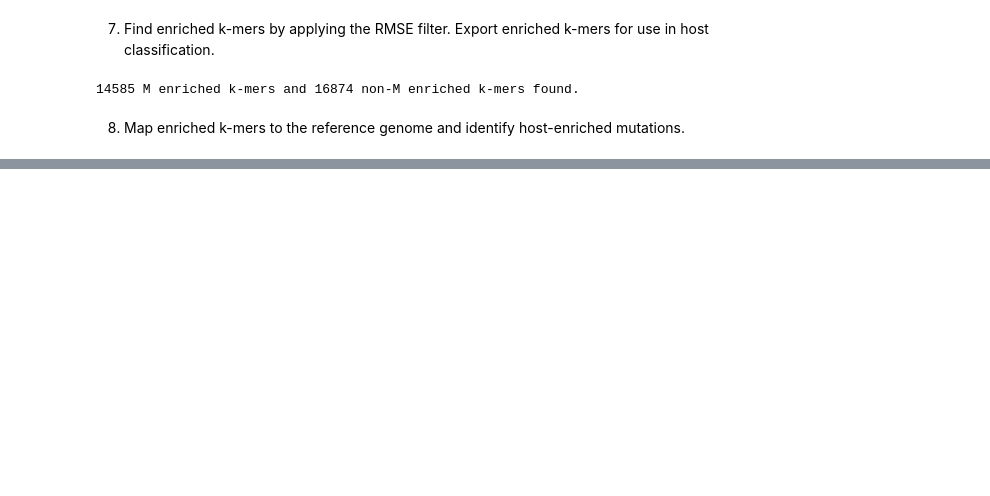
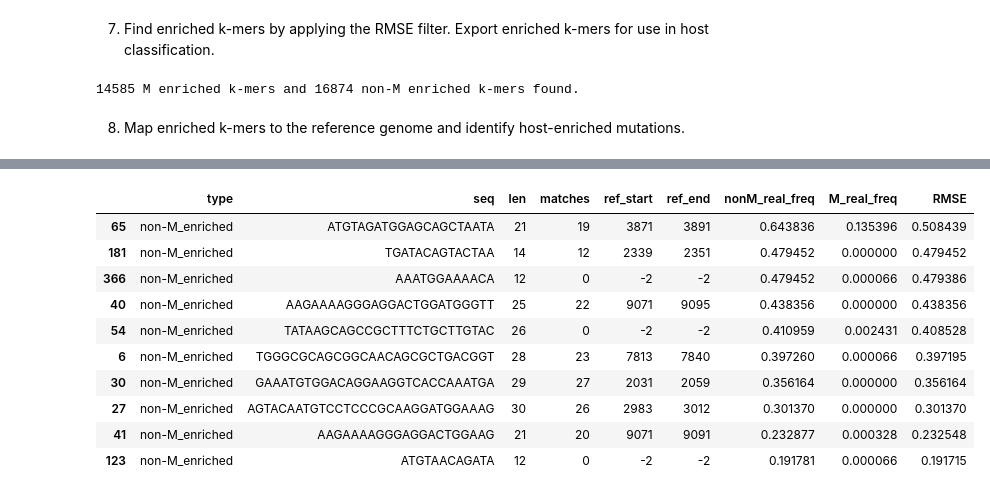
Before and after one commit to wis-janusz/PORT-EK2, a Jupyter notebook: notebooks/HIV_analysis_scenario_1.ipynb, the cells around one changed output, grey strips where cells are left out. Drawn from its saved outputs; the diff is of its cells as text; code cells hidden in the pictures; blank space fills up the shorter version.

```diff
--- a/notebooks/HIV_analysis_scenario_1.ipynb
+++ b/notebooks/HIV_analysis_scenario_1.ipynb
@@ -130,14 +135,6 @@ all_kmer_matrix.index = all_kmer_matrix.index.map(lambda id: decode_kmer(id,k))
 
 # Construct a temporary binary count matrix, i.e. one that shows if a k-mer is present in sequence, without regards to actual count.
 # Calculate k-mer frequencies and average counts in host groups.
-# for idx, column in enumerate(FREQ_COLS):
-#     seq_list = list(SeqIO.parse(IN_FASTAS[idx], format="fasta"))
-#     for kmer in all_kmer_matrix.index:
-#         counter = 0
-#         for seq in seq_list:
-#             if kmer in seq.seq:
-#                 counter += 1
-#         all_kmer_matrix.loc[kmer, column] = counter/len(seq_list)
 bin_kmer_matrix = all_kmer_matrix > 0
 all_kmer_matrix["M_freq"] = bin_kmer_matrix.loc[:, M_sample_idx].mean(axis=1)
 all_kmer_matrix["nonM_freq"] = bin_kmer_matrix.loc[:, nonM_sample_idx].mean(axis=1)
@@ -148,8 +145,8 @@ all_kmer_matrix["nonM_avg"] = all_kmer_matrix.loc[:, nonM_sample_idx].mean(axis=
 # del bin_kmer_matrix
 
 # Remove polyA, as its presence and count is mostly dependant on sequencing quality not viral variant.
-if 0 in all_kmer_matrix.index:
-    all_kmer_matrix = all_kmer_matrix.drop(0)
+if "AAAAAAAAAAA" in all_kmer_matrix.index:
+    all_kmer_matrix = all_kmer_matrix.drop("AAAAAAAAAAA")
 
 # Apply rarity filter.
 common_kmer_matrix = portek.filter_kmers(
@@ -671,0 +345,25 @@ ValueError: Could not interpret value `deer_mut_freq_in_humlate` for `y`. An ent
+# %%
+nonM_enriched_graph = portek.assemble_kmers(nonM_enriched.index)
+# %%
+assemblies = [nonM_enriched_graph.subgraph(c).copy() for c in nx.weakly_connected_components(nonM_enriched_graph)]
+print(f"Found {len(assemblies)} non-M enriched variants.")
+contigs = {"type":[],"seq":[],"len":[],"kmers":[], "nonM_freq":[]}
+
+for assembly in assemblies:
+    if nx.is_directed_acyclic_graph(assembly) == True:
+        sources = [node for node in assembly.nodes if assembly.in_degree(node) == 0]
+        targets = [node for node in assembly.nodes if assembly.out_degree(node) == 0]
+        if len(sources) == 1:
+            paths = []
+            for target in targets:
+                paths.extend(list(nx.all_simple_paths(assembly, sources[0], target)))
+            for path in paths:
+                contigs["type"].append("non-M_enriched")
+                contigs["kmers"].append(path)
+                contigs["nonM_freq"].append([enriched_kmer_stat_martix.loc[kmer,"nonM_freq"] for kmer in path])
+                seq = "".join([path[0]] + [kmer[-1] for kmer in path[1:]])
+                contigs["seq"].append(seq)
+                contigs["len"].append(len(seq))
+
+contigs = pd.DataFrame(contigs)
+contigs
@@ -671,0 +434,17 @@ ValueError: Could not interpret value `deer_mut_freq_in_humlate` for `y`. An ent
+# %%
+contigs["RMSE"] = np.sqrt(
+    (contigs["nonM_real_freq"] - contigs["M_real_freq"]) ** 2
+)
+contigs.sort_values("RMSE", ascending=False).head(10)
+# %% [output]
+|  | type | seq | len | matches | ref_start | ref_end | nonM_real_freq | M_real_freq | RMSE |
+| 65 | non-M_enriched | ATGTAGATGGAGCAGCTAATA | 21 | 19 | 3871 | 3891 | 0.643836 | 0.135396 | 0.508439 |
+| 181 | non-M_enriched | TGATACAGTACTAA | 14 | 12 | 2339 | 2351 | 0.479452 | 0.000000 | 0.479452 |
+| 366 | non-M_enriched | AAATGGAAAACA | 12 | 0 | -2 | -2 | 0.479452 | 0.000066 | 0.479386 |
+| 40 | non-M_enriched | AAGAAAAGGGAGGACTGGATGGGTT | 25 | 22 | 9071 | 9095 | 0.438356 | 0.000000 | 0.438356 |
+| 54 | non-M_enriched | TATAAGCAGCCGCTTTCTGCTTGTAC | 26 | 0 | -2 | -2 | 0.410959 | 0.002431 | 0.408528 |
+| 6 | non-M_enriched | TGGGCGCAGCGGCAACAGCGCTGACGGT | 28 | 23 | 7813 | 7840 | 0.397260 | 0.000066 | 0.397195 |
+| 30 | non-M_enriched | GAAATGTGGACAGGAAGGTCACCAAATGA | 29 | 27 | 2031 | 2059 | 0.356164 | 0.000000 | 0.356164 |
+| 27 | non-M_enriched | AGTACAATGTCCTCCCGCAAGGATGGAAAG | 30 | 26 | 2983 | 3012 | 0.301370 | 0.000000 | 0.301370 |
+| 41 | non-M_enriched | AAGAAAAGGGAGGACTGGAAG | 21 | 20 | 9071 | 9091 | 0.232877 | 0.000328 | 0.232548 |
+| 123 | non-M_enriched | ATGTAACAGATA | 12 | 0 | -2 | -2 | 0.191781 | 0.000066 | 0.191715 |
```
Also changed, not shown: parts of 24 cells of this notebook, 4 other files.
